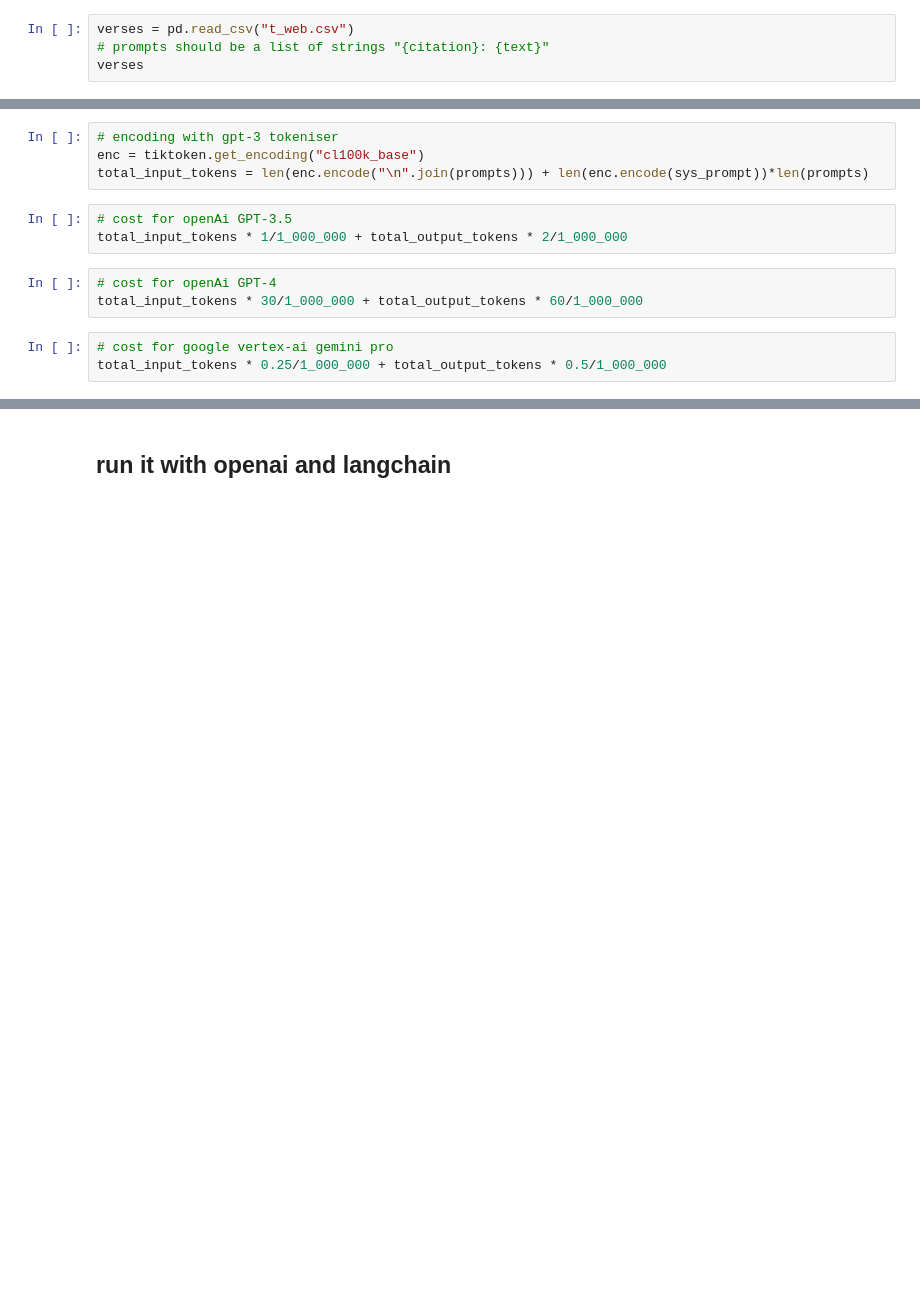
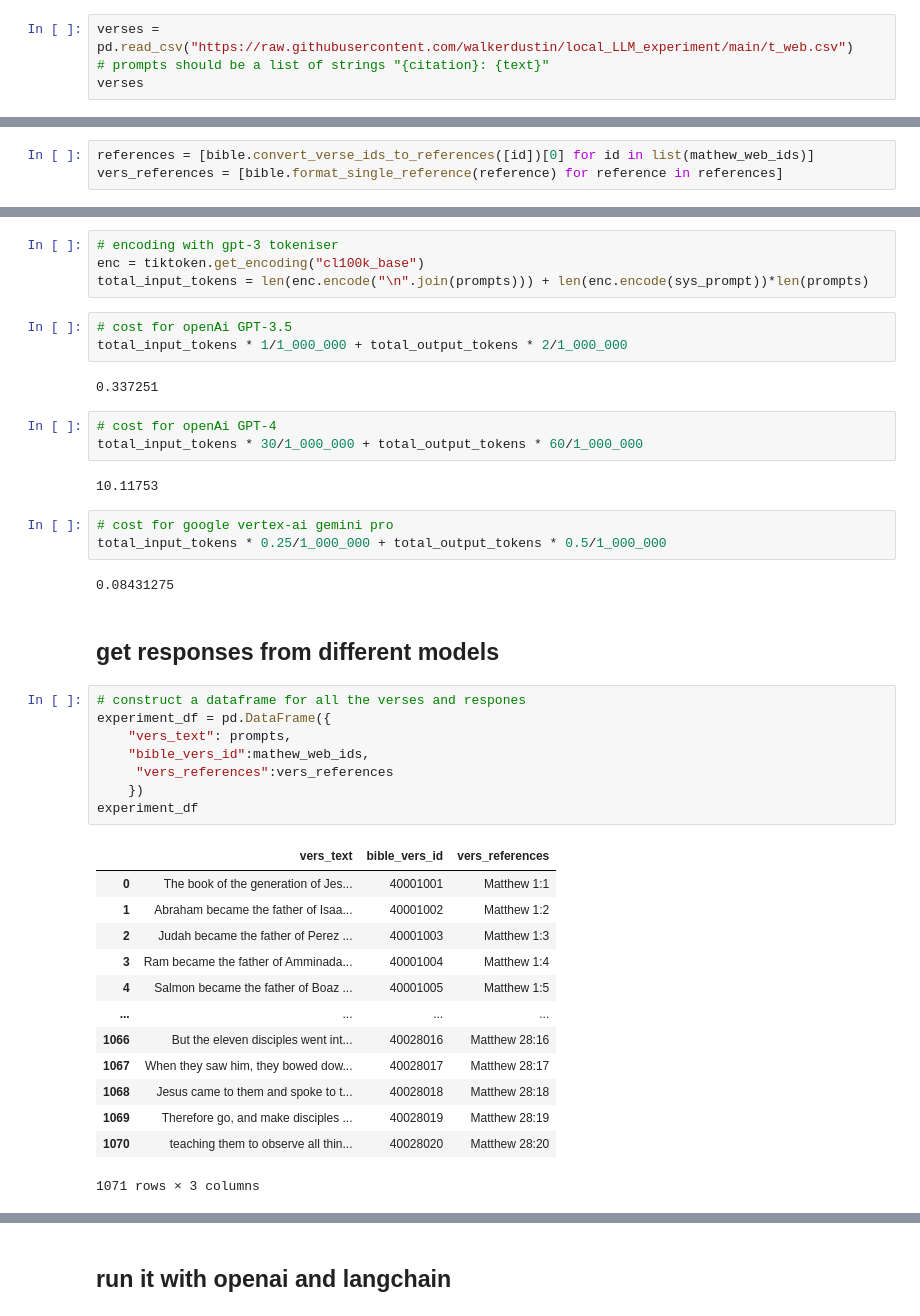
Before and after one commit to walkerdustin/genAI-concept-search, a Jupyter notebook: seek.ipynb, the cells around one changed output, grey strips where cells are left out. Drawn from its saved outputs; the diff is of its cells as text; blank space fills up the shorter version.

```diff
--- a/seek.ipynb
+++ b/seek.ipynb
@@ -7,5 +11,5 @@ import pythonbible as bible
 # %%
-verses = pd.read_csv("t_web.csv")
+verses = pd.read_csv("https://raw.githubusercontent.com/walkerdustin/local_LLM_experiment/main/t_web.csv")
 # prompts should be a list of strings "{citation}: {text}"
 verses
 # %% [output]
@@ -31,5 +29,8 @@ bible.get_verse_id(bible.Book.MATTHEW,7,18)
 # %%
 mathew_web_ids = bible.convert_reference_to_verse_ids(bible.NormalizedReference(book=bible.Book.MATTHEW, start_chapter=1, start_verse=1, end_chapter=28, end_verse=20, end_book=None),)
+# %%
+references = [bible.convert_verse_ids_to_references([id])[0] for id in list(mathew_web_ids)]
+vers_references = [bible.format_single_reference(reference) for reference in references]
 # %%
 # get all the verses coresponding to the  ids
 prompts = verses.loc[verses["id"].isin(mathew_web_ids), "t"].values
@@ -208,9 +136,39 @@ total_input_tokens = len(enc.encode("\n".join(prompts))) + len(enc.encode(sys_pr
 # %%
 # cost for openAi GPT-3.5
 total_input_tokens * 1/1_000_000 + total_output_tokens * 2/1_000_000
+# %% [output]
+0.337251
 # %%
 # cost for openAi GPT-4
 total_input_tokens * 30/1_000_000 + total_output_tokens * 60/1_000_000
+# %% [output]
+10.11753
 # %%
 # cost for google vertex-ai gemini pro
 total_input_tokens * 0.25/1_000_000 + total_output_tokens * 0.5/1_000_000
+# %% [output]
+0.08431275
+# %% [markdown]
+## get responses from different models
+# %%
+# construct a dataframe for all the verses and respones
+experiment_df = pd.DataFrame({
+    "vers_text": prompts,
+    "bible_vers_id":mathew_web_ids,
+     "vers_references":vers_references
+    })
+experiment_df
+# %% [output]
+|  | vers_text | bible_vers_id | vers_references |
+| 0 | The book of the generation of Jes... | 40001001 | Matthew 1:1 |
+| 1 | Abraham became the father of Isaa... | 40001002 | Matthew 1:2 |
+| 2 | Judah became the father of Perez ... | 40001003 | Matthew 1:3 |
+| 3 | Ram became the father of Amminada... | 40001004 | Matthew 1:4 |
+| 4 | Salmon became the father of Boaz ... | 40001005 | Matthew 1:5 |
+| ... | ... | ... | ... |
+| 1066 | But the eleven disciples went int... | 40028016 | Matthew 28:16 |
+| 1067 | When they saw him, they bowed dow... | 40028017 | Matthew 28:17 |
+| 1068 | Jesus came to them and spoke to t... | 40028018 | Matthew 28:18 |
+| 1069 | Therefore go, and make disciples ... | 40028019 | Matthew 28:19 |
+| 1070 | teaching them to observe all thin... | 40028020 | Matthew 28:20 |
+1071 rows × 3 columns
```
Also changed, not shown: parts of 44 cells of this notebook, 1 other file.
